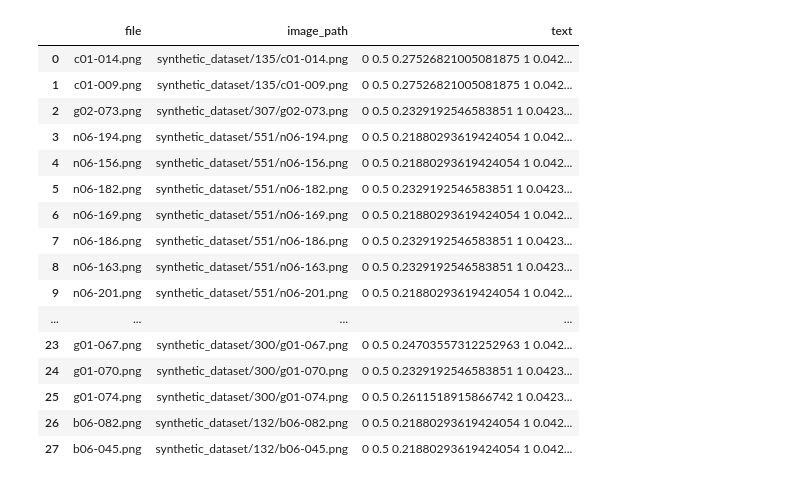
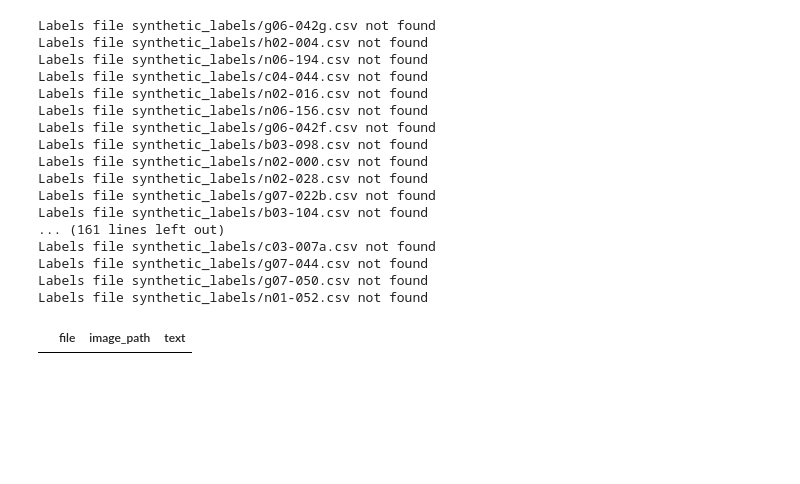
Before and after one commit to amaljoe/OCR_with_LLMs, a Jupyter notebook: dataset_transform.ipynb, the cells around one changed output. Drawn from its saved outputs; the diff is of its cells as text; code cells hidden in the pictures; blank space fills up the shorter version.

Commit message:
update dataset transform

```diff
--- a/dataset_transform.ipynb
+++ b/dataset_transform.ipynb
@@ -1,55 +1,56 @@
 # %%
 import pandas as pd
 import os
 from PIL import Image
 
-def get_dataset(dataset_path):
+def get_dataset(dataset_path, labels_path):
     if not os.path.exists(dataset_path):
         print("Dataset not found")
         return None
     dataset = []
 
-    for folder in os.listdir(dataset_path):
-        if not os.path.isdir(os.path.join(dataset_path, folder)):
+    for i, file in enumerate(os.listdir(dataset_path)):
+        if not file.endswith('.png'):
             continue
-        for i, file in enumerate(os.listdir(dataset_path + '/' + folder)):
-            if not file.endswith('.png'):
-                continue
-            csv_file = dataset_path + '/' + folder + '/' + file[:-4] + '.csv'
-            res_df = pd.read_csv(csv_file)
-            image_path = os.path.join(dataset_path, folder, file)
-            y = res_df['y'].to_numpy()
-            image = Image.open(image_path).convert('RGB')
-            width = image.width
-            height = image.height
-            text = ""
-            for y_i in y:
-                center_x = width / 2
-                center_y = y_i + 75
-                text += f'0 {center_x / width} {center_y / height} 1 {150/height}\n'
-            dataset.append((file, image_path, text))
+        csv_file = labels_path + '/' + file[:-4] + '.csv'
+        if not os.path.exists(csv_file):
+            print(f"Labels file {csv_file} not found")
+            continue
+        res_df = pd.read_csv(csv_file)
+        image_path = os.path.join(dataset_path, file)
+        y = res_df['y'].to_numpy()
+        image = Image.open(image_path).convert('RGB')
+        width = image.width
+        height = image.height
+        text = ""
+        for y_i in y:
+            center_x = width / 2
+            center_y = y_i + 75
+            text += f'0 {center_x / width} {center_y / height} 1 {150/height}\n'
+        dataset.append((file, image_path, text))
     return pd.DataFrame(dataset, columns=['file', 'image_path', 'text'])
 
-dataset = get_dataset('synthetic_dataset')
+dataset = get_dataset('raw_dataset', 'synthetic_labels')
 dataset
 # %% [output]
+Labels file synthetic_labels/g06-042g.csv not found
+Labels file synthetic_labels/h02-004.csv not found
+Labels file synthetic_labels/n06-194.csv not found
+Labels file synthetic_labels/c04-044.csv not found
+Labels file synthetic_labels/n02-016.csv not found
+Labels file synthetic_labels/n06-156.csv not found
+Labels file synthetic_labels/g06-042f.csv not found
+Labels file synthetic_labels/b03-098.csv not found
+Labels file synthetic_labels/n02-000.csv not found
+Labels file synthetic_labels/n02-028.csv not found
+Labels file synthetic_labels/g07-022b.csv not found
+Labels file synthetic_labels/b03-104.csv not found
+... (161 lines left out)
+Labels file synthetic_labels/c03-007a.csv not found
+Labels file synthetic_labels/g07-044.csv not found
+Labels file synthetic_labels/g07-050.csv not found
+Labels file synthetic_labels/n01-052.csv not found
 |  | file | image_path | text |
-| 0 | c01-014.png | synthetic_dataset/135/c01-014.png | 0 0.5 0.27526821005081875 1 0.042... |
-| 1 | c01-009.png | synthetic_dataset/135/c01-009.png | 0 0.5 0.27526821005081875 1 0.042... |
-| 2 | g02-073.png | synthetic_dataset/307/g02-073.png | 0 0.5 0.2329192546583851 1 0.0423... |
-| 3 | n06-194.png | synthetic_dataset/551/n06-194.png | 0 0.5 0.21880293619424054 1 0.042... |
-| 4 | n06-156.png | synthetic_dataset/551/n06-156.png | 0 0.5 0.21880293619424054 1 0.042... |
-| 5 | n06-182.png | synthetic_dataset/551/n06-182.png | 0 0.5 0.2329192546583851 1 0.0423... |
-| 6 | n06-169.png | synthetic_dataset/551/n06-169.png | 0 0.5 0.21880293619424054 1 0.042... |
-| 7 | n06-186.png | synthetic_dataset/551/n06-186.png | 0 0.5 0.2329192546583851 1 0.0423... |
-| 8 | n06-163.png | synthetic_dataset/551/n06-163.png | 0 0.5 0.2329192546583851 1 0.0423... |
-| 9 | n06-201.png | synthetic_dataset/551/n06-201.png | 0 0.5 0.21880293619424054 1 0.042... |
-| ... | ... | ... | ... |
-| 23 | g01-067.png | synthetic_dataset/300/g01-067.png | 0 0.5 0.24703557312252963 1 0.042... |
-| 24 | g01-070.png | synthetic_dataset/300/g01-070.png | 0 0.5 0.2329192546583851 1 0.0423... |
-| 25 | g01-074.png | synthetic_dataset/300/g01-074.png | 0 0.5 0.2611518915866742 1 0.0423... |
-| 26 | b06-082.png | synthetic_dataset/132/b06-082.png | 0 0.5 0.21880293619424054 1 0.042... |
-| 27 | b06-045.png | synthetic_dataset/132/b06-045.png | 0 0.5 0.21880293619424054 1 0.042... |
 # %%
 import shutil
 
```
Also changed, not shown: parts of 1 cell of this notebook, 1 other file.
